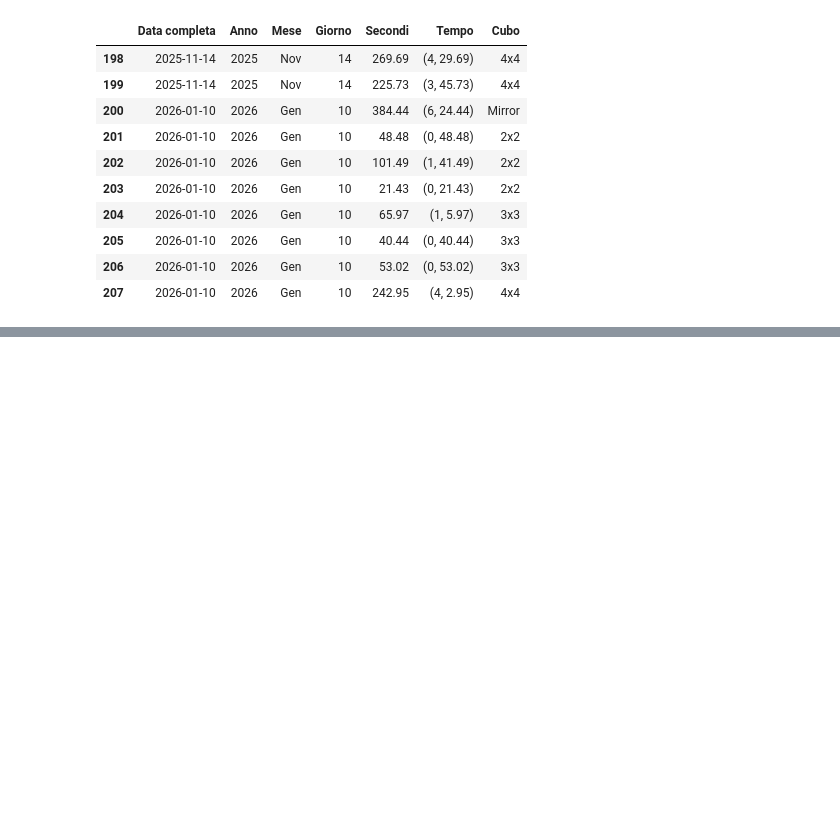
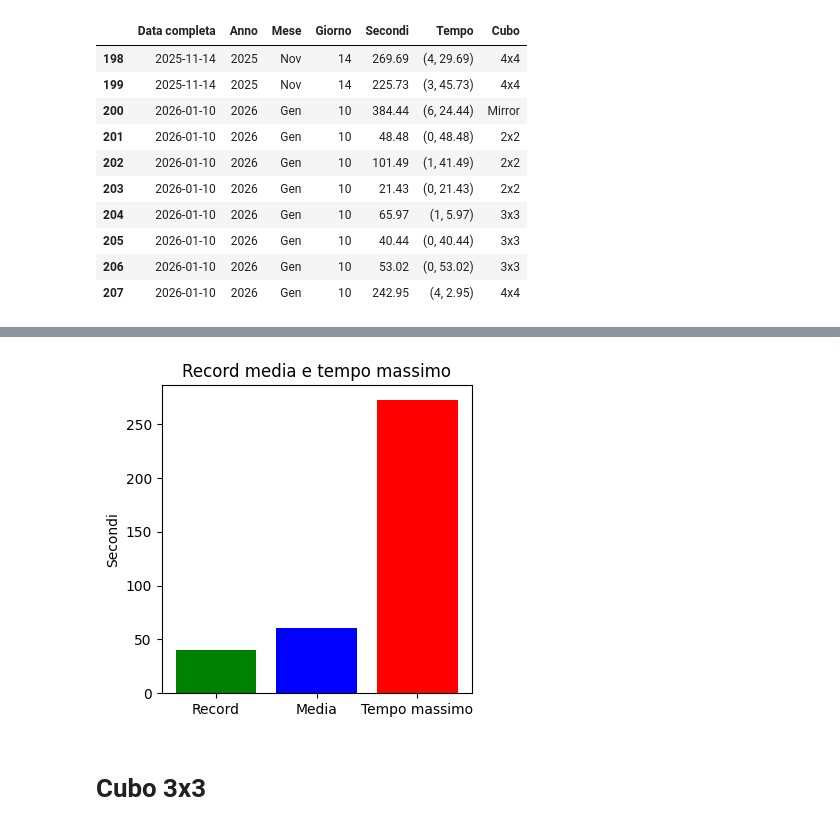
Before and after one commit to gl-alaimo/Timer_cubo_di_Rubik, a Jupyter notebook: scripts/notebook.ipynb, the cells around one changed output, grey strips where cells are left out. Cells and saved outputs as stored; diff of their text form; code cells hidden in the pictures; blank space fills up the shorter version.

```diff
--- a/scripts/notebook.ipynb
+++ b/scripts/notebook.ipynb
@@ -160,2 +196,8 @@ df_2x2 = df[df["Cubo"] == "2x2"].sort_values(by="Secondi")
+# %%
+modulo_rubik.grafico_record_media_massimo(df_2x2)
+# %% [output]
+[figure, added]
+# %% [markdown]
+# Cubo 3x3
 # %%
 # Detaframe delle soluzioni del cubo 3x3
```
Also changed, not shown: parts of 12 cells of this notebook, 3 other files.
